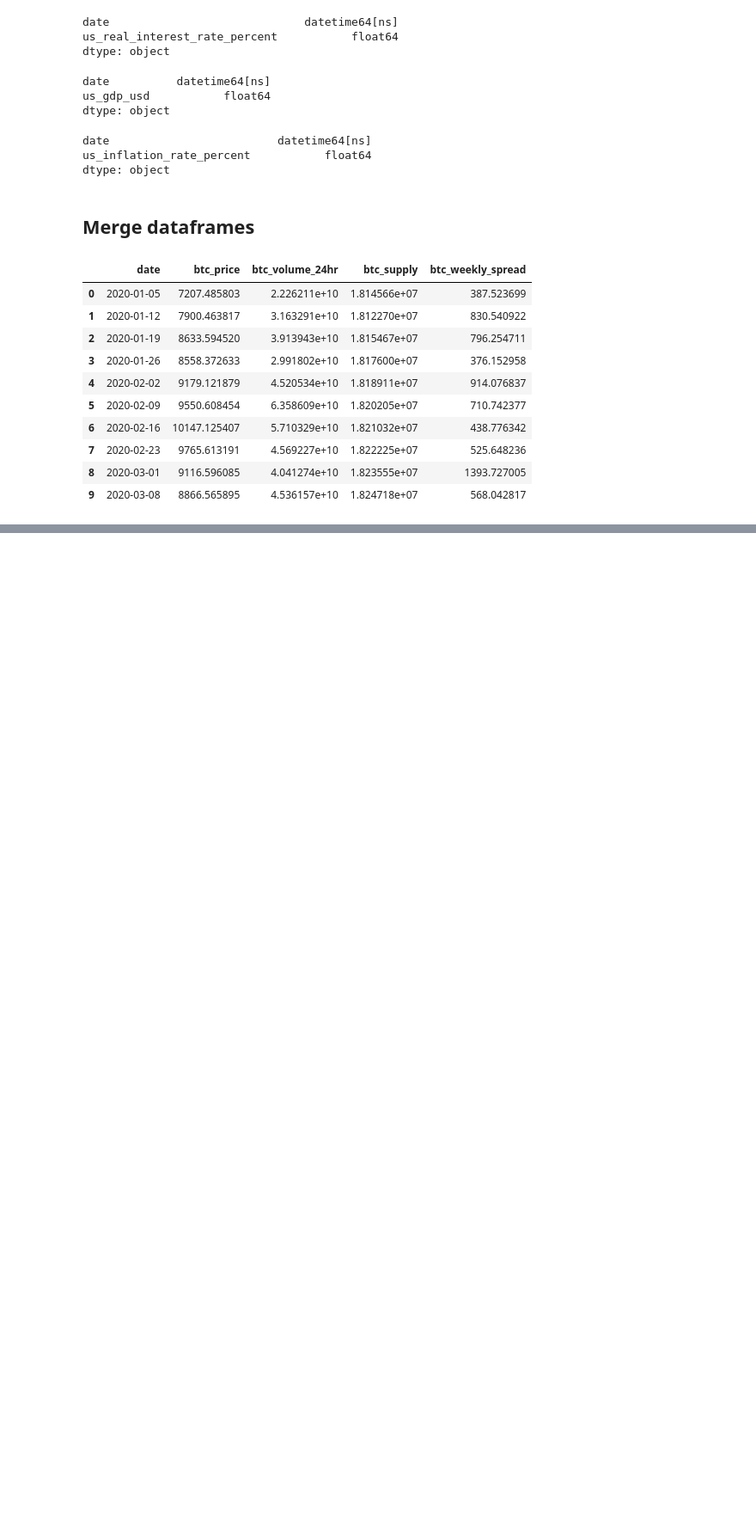
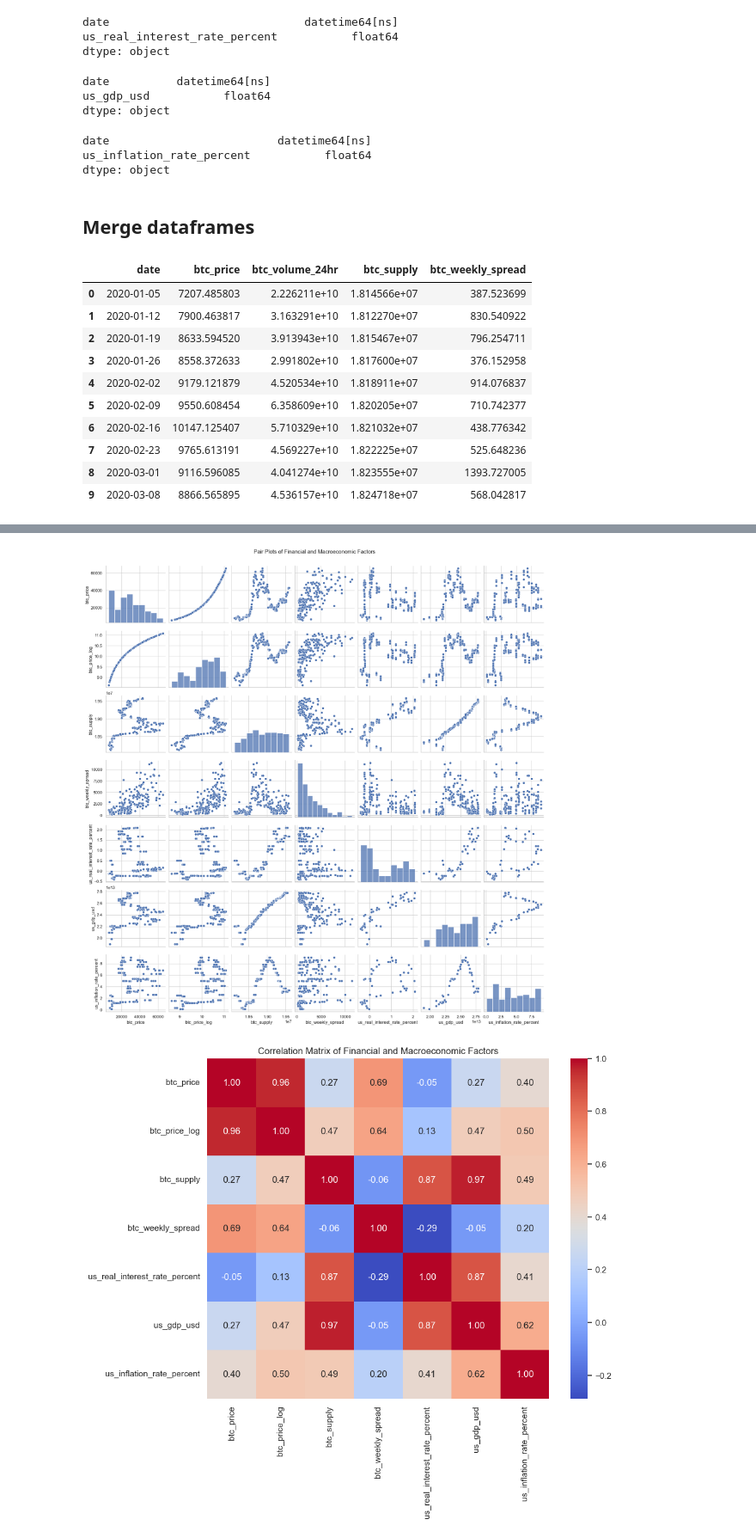
Before and after one commit to MaksimObukhov/btc-price, a Jupyter notebook: notebooks/processing.ipynb, the cells around one changed output, grey strips where cells are left out. Shown at 86% size. Cells and saved outputs as stored; diff of their text form; code cells hidden in the pictures; blank space fills up the shorter version.

```diff
--- a/notebooks/processing.ipynb
+++ b/notebooks/processing.ipynb
@@ -106,0 +191,19 @@ df_week.head(10)
+# %%
+# Set the style for seaborn
+sns.set(style="whitegrid")
+
+# Create pair plots to visualize relationships
+sns.pairplot(df_week[['btc_price', 'btc_price_log', 'btc_supply', 'btc_weekly_spread', 'us_real_interest_rate_percent', 'us_gdp_usd', 'us_inflation_rate_percent']])
+plt.suptitle('Pair Plots of Financial and Macroeconomic Factors', y=1.02)
+plt.show()
+
+# Calculate and visualize correlation matrix
+correlation_matrix = df_week[['btc_price', 'btc_price_log', 'btc_supply', 'btc_weekly_spread', 'us_real_interest_rate_percent', 'us_gdp_usd', 'us_inflation_rate_percent']].corr()
+
+plt.figure(figsize=(10, 8))
+sns.heatmap(correlation_matrix, annot=True, cmap="coolwarm", fmt=".2f")
+plt.title('Correlation Matrix of Financial and Macroeconomic Factors')
+plt.show()
+# %% [output]
+[figure, added]
+[figure, added]
```
Also changed, not shown: parts of 8 cells of this notebook, 2 other files.
